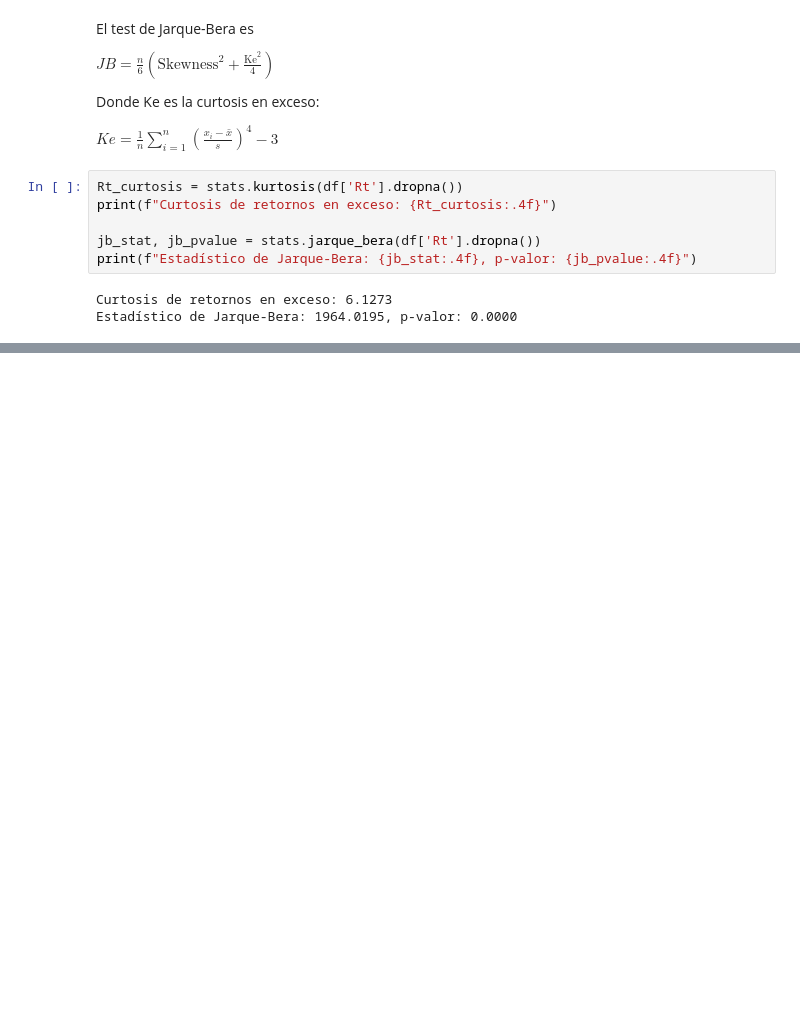
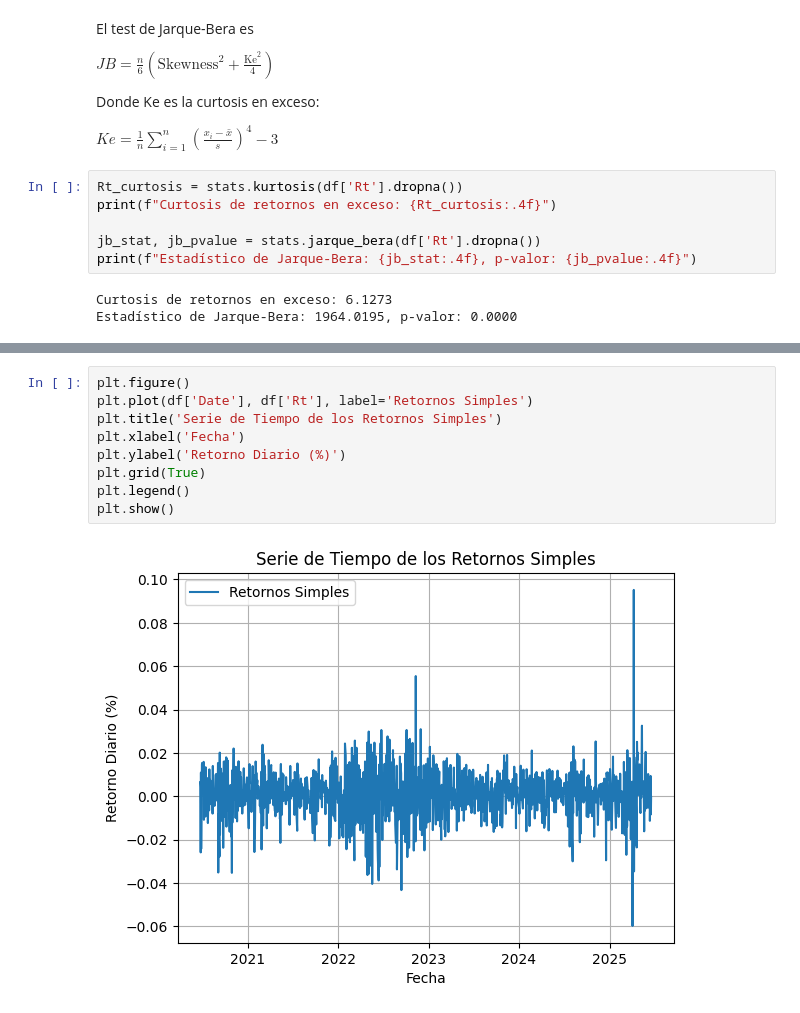
Before and after one commit to fedesanches/master_ia, a Jupyter notebook: modelos_estocasticos/clase_01.ipynb, the cells around one changed output, grey strips where cells are left out. Cells and saved outputs as stored; diff of their text form; blank space fills up the shorter version.

```diff
--- a/modelos_estocasticos/clase_01.ipynb
+++ b/modelos_estocasticos/clase_01.ipynb
@@ -177,0 +190,11 @@ Estadístico de Jarque-Bera: 1964.0195, p-valor: 0.0000
+# %%
+plt.figure()
+plt.plot(df['Date'], df['Rt'], label='Retornos Simples')
+plt.title('Serie de Tiempo de los Retornos Simples')
+plt.xlabel('Fecha')
+plt.ylabel('Retorno Diario (%)')
+plt.grid(True)
+plt.legend()
+plt.show()
+# %% [output]
+[figure, added]
```
Also changed, not shown: parts of 2 cells of this notebook, 24 other files.
